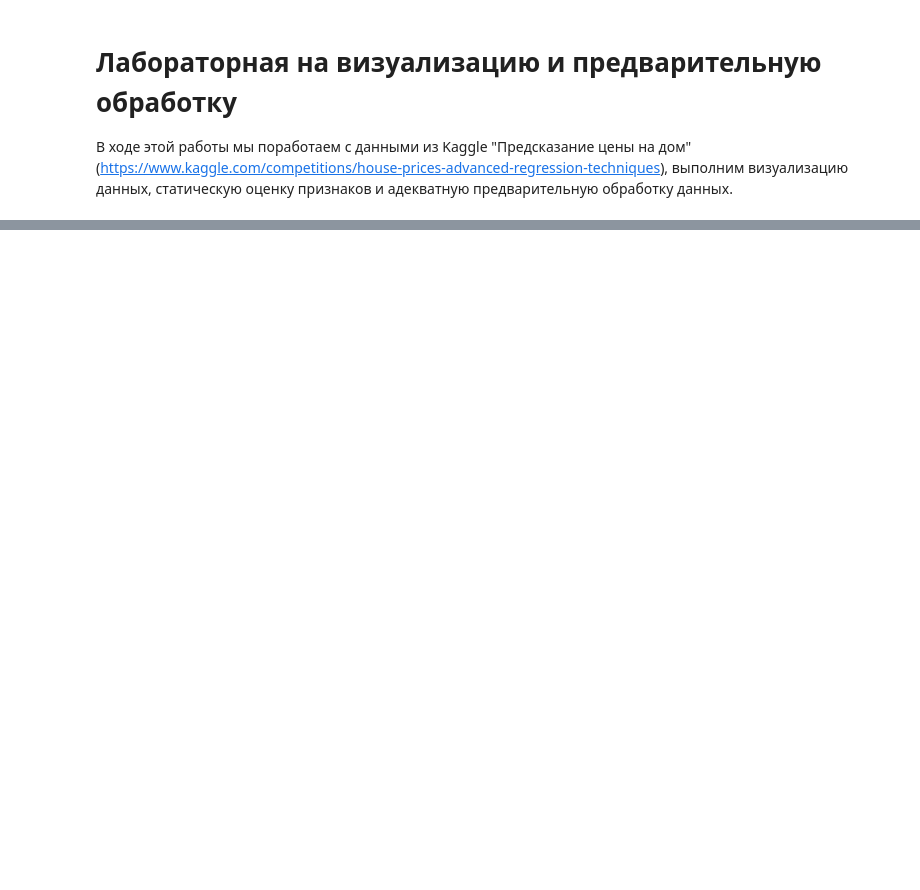
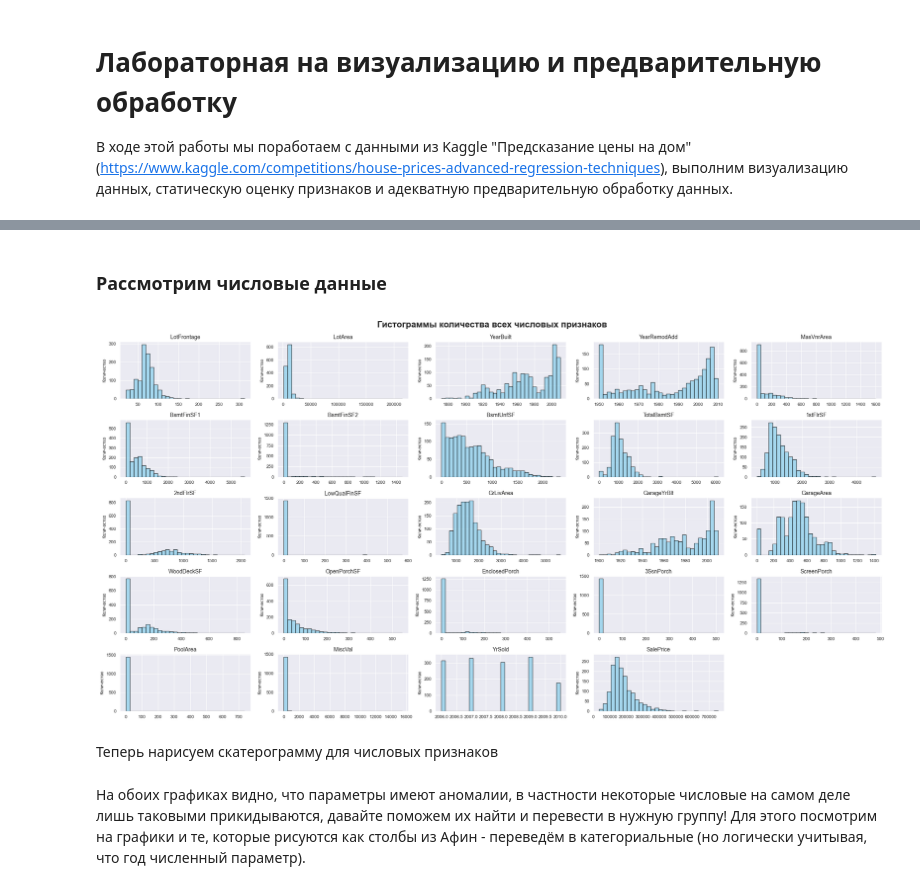
Before and after one commit to lomonoga/ML_Learning_Labs, a Jupyter notebook: lab_0/sample.ipynb, the cells around one changed output, grey strips where cells are left out. Saved outputs shown, nothing was run; the diff lists cells and outputs as text; code cells hidden in the pictures; blank space fills up the shorter version.

```diff
--- a/lab_0/sample.ipynb
+++ b/lab_0/sample.ipynb
@@ -21,0 +22,3 @@ from sklearn.compose import ColumnTransformer
+# %%
+df = pd.read_csv('https://raw.githubusercontent.com/lomonoga/ML_Learning_Labs/main/lab_0/data/train.csv', delimiter=',')
+df.info()
@@ -21,0 +45,20 @@ from sklearn.compose import ColumnTransformer
+# %%
+df.drop('Id', axis=1, inplace=True)
+df.drop('PoolQC', axis=1, inplace=True)
+df.drop('MiscFeature', axis=1, inplace=True)
+df.drop('Alley', axis=1, inplace=True)
+df.drop('Fence', axis=1, inplace=True)
+
+target_column = 'SalePrice'
+cat_columns = []
+num_columns = []
+
+for column_name in df.columns:
+    if df[column_name].dtypes == object:
+        cat_columns += [column_name]
+    else:
+        num_columns += [column_name]
+
+print('Категориальные данные:\t ', cat_columns, '\n Число столблцов = ', len(cat_columns))
+
+print('Числовые данные:\t ', num_columns, '\n Число столблцов = ', len(num_columns))
@@ -21,0 +70,23 @@ from sklearn.compose import ColumnTransformer
+# %% [markdown]
+### Рассмотрим числовые данные
+# %%
+fig, axes = plt.subplots(8, 5, figsize=(20, 16))
+axes = axes.ravel()
+
+for i, column in enumerate(num_columns):
+    axes[i].hist(df[column], bins=30, alpha=0.7, color='skyblue', edgecolor='black')
+    axes[i].set_title(f'{column}', fontsize=10, pad=5)
+    axes[i].set_xlabel('')
+    axes[i].set_ylabel('Количество', fontsize=8)
+    axes[i].tick_params(axis='both', which='major', labelsize=8)
+
+for i in range(len(num_columns), len(axes)):
+    fig.delaxes(axes[i])
+
+plt.suptitle('Гистограммы количества всех числовых признаков', fontsize=16, fontweight='bold', y=0.99)
+plt.tight_layout()
+plt.show()
+# %% [output]
+[figure, added]
+# %% [markdown]
+Теперь нарисуем скатерограмму для числовых признаков
@@ -21,0 +115,2 @@ from sklearn.compose import ColumnTransformer
+# %% [markdown]
+На обоих графиках видно, что параметры имеют аномалии, в частности некоторые числовые на самом деле лишь таковыми прикидываются, давайте поможем их найти и перевести в нужную группу! Для этого посмотрим на графики и те, которые рисуются как столбы из Афин - переведём в категориальные (но логически учитывая, что год численный параметр).
```
Also changed, not shown: parts of 29 cells of this notebook.
